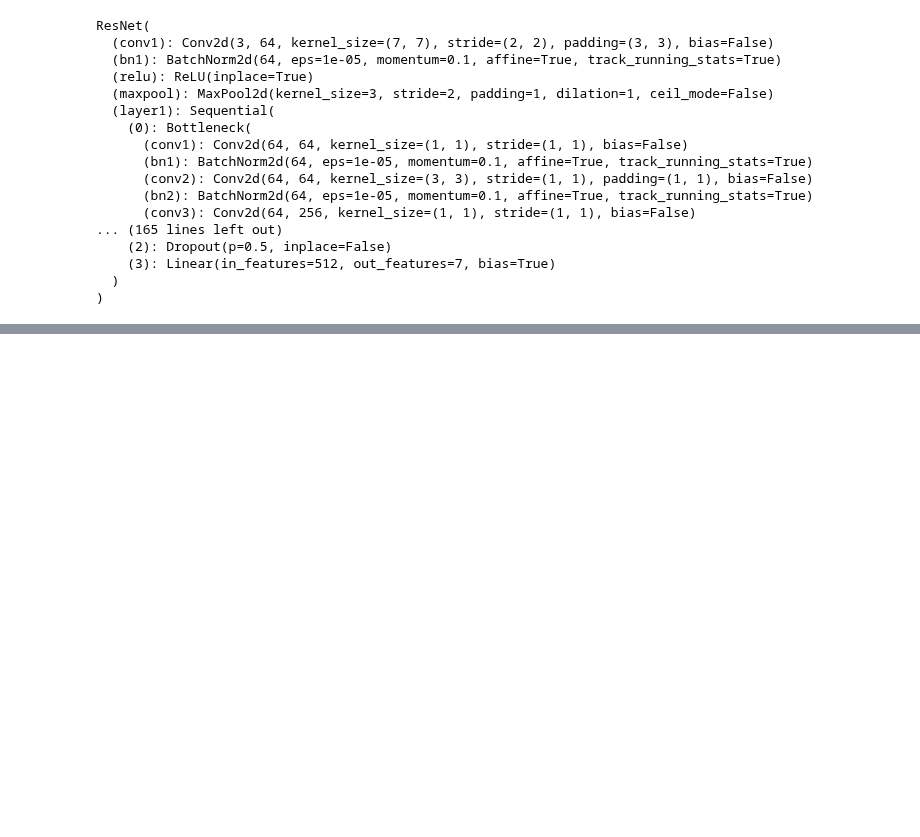
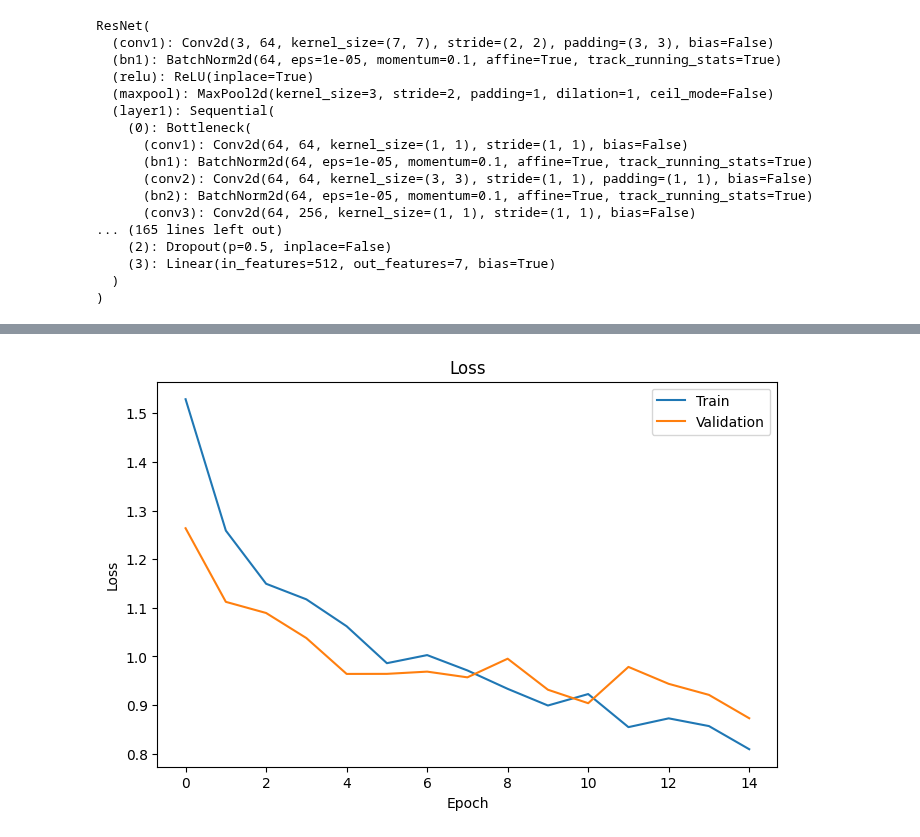
Before and after one commit to SudehMirzaei/explainable-skin-lesion-classification, a Jupyter notebook: skin_lession_classification.ipynb, the cells around one changed output, grey strips where cells are left out. Cells and saved outputs as stored; diff of their text form; code cells hidden in the pictures; blank space fills up the shorter version.

```diff
--- a/skin_lession_classification.ipynb
+++ b/skin_lession_classification.ipynb
@@ -266,7 +262,7 @@ class_weights = compute_class_weight(
     y=train_df["label"]
 )
 
-class_weights = torch.tensor(class_weights, dtype=torch.float)
+class_weights = torch.tensor(class_weights, dtype=torch.float).to(device)
 
 criterion = nn.CrossEntropyLoss(weight=class_weights)
 # %%
@@ -433,18 +392,0 @@ cuda
-# %%
-from sklearn.utils.class_weight import compute_class_weight
-import numpy as np
-import torch.nn as nn
-
-class_weights = compute_class_weight(
-    class_weight="balanced",
-    classes=np.unique(train_df["label"]),
-    y=train_df["label"]
-)
-
-class_weights = torch.tensor(
-    class_weights,
-    dtype=torch.float32,
-    device=device
-)
-
-criterion = nn.CrossEntropyLoss(weight=class_weights)
@@ -592,0 +553,13 @@ Epoch 12/15
+# %%
+import matplotlib.pyplot as plt
+
+plt.figure(figsize=(8,5))
+plt.plot(history["train_loss"], label="Train")
+plt.plot(history["val_loss"], label="Validation")
+plt.title("Loss")
+plt.xlabel("Epoch")
+plt.ylabel("Loss")
+plt.legend()
+plt.show()
+# %% [output]
+[figure, added]
```
Also changed, not shown: parts of 25 cells of this notebook.
